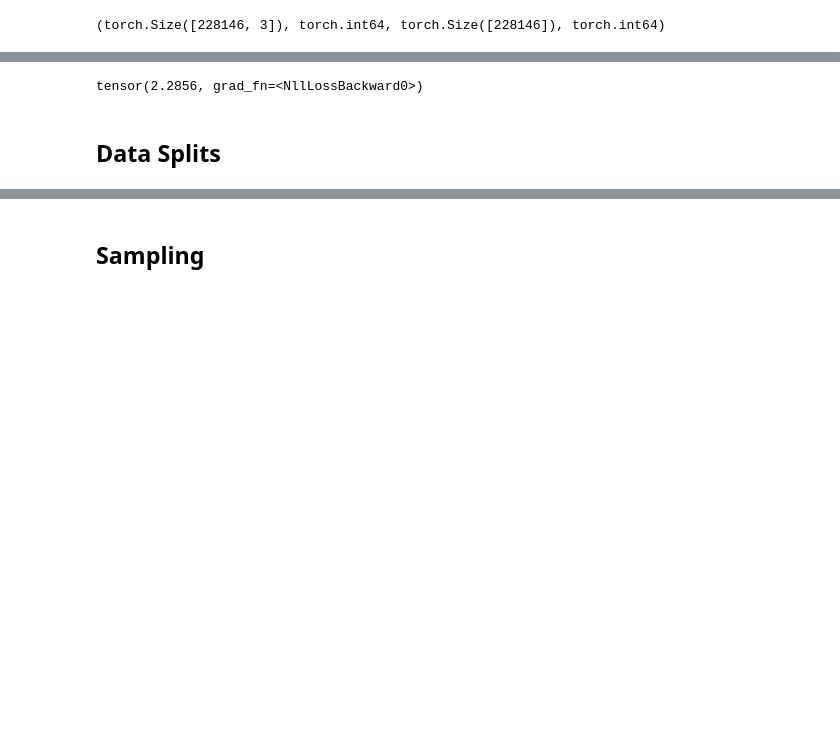
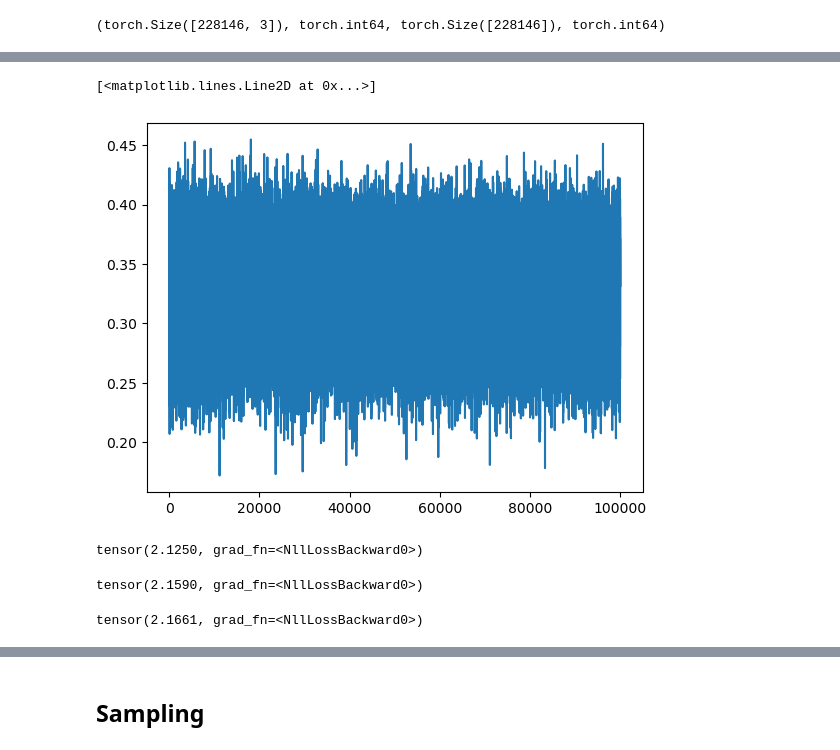
Before and after one commit to garbhj/machine-learning, a Jupyter notebook: makemore/build_makemore_2.ipynb, the cells around one changed output, grey strips where cells are left out. Cells and saved outputs as stored; diff of their text form; code cells hidden in the pictures; blank space fills up the shorter version.

```diff
--- a/makemore/build_makemore_2.ipynb
+++ b/makemore/build_makemore_2.ipynb
@@ -162,0 +166,4 @@ X.shape, X.dtype, Y.shape, Y.dtype
+# %%
+block_size = 5 # context length: how many characters do we take to predict the next one?
+dim = 8
+context_dim = block_size * dim
@@ -163,8 +210,8 @@ X.shape, X.dtype, Y.shape, Y.dtype
 # %%
 g = torch.Generator().manual_seed(2147483647)
-C = torch.randn((27, 2), generator=g)
-W1 = torch.randn((6, 100), generator=g)
-b1 = torch.randn(100, generator=g)
-W2 = torch.randn((100, 27), generator=g)
+C = torch.randn((27, 8), generator=g)
+W1 = torch.randn((40, 300), generator=g)
+b1 = torch.randn(300, generator=g)
+W2 = torch.randn((300, 27), generator=g)
 b2 = torch.randn(27, generator=g)
 parameters = [C, W1, b1, W2, b2]
@@ -178,20 +225,21 @@ for p in parameters:
 # %%
 lre = torch.linspace(-3, 0, 1000)  # from 1e-3 to 1
 lrs = 10**lre
+# %%
+lri = []
+lossi = []
+stepi = []
 # %%
-lri = []
-lossi = []
-
 for i in range(100000):
 
     # Minibatch construct
-    ix = torch.randint(0, X.shape[0], (32,))  # generates 32 random indices in X and Y for minibatch
+    ix = torch.randint(0, Xtr.shape[0], (64,))  # generates <batch> random indices in X and Y for minibatch
 
     # Forward pass
-    emb = C[X[ix]]  # (32, 2, 3)
-    h = torch.tanh(emb.view(-1, 6) @ W1 + b1)  # (32, 100)
+    emb = C[Xtr[ix]]  # (32, 2, 3)
+    h = torch.tanh(emb.view(-1, context_dim) @ W1 + b1)  # (32, 100)
     logits = h @ W2 + b2  # (32, 27)
-    loss = F.cross_entropy(logits, Y[ix])  # nll = cross-entropy loss (PyTorch fused kernel + bundles softmax)
+    loss = F.cross_entropy(logits, Ytr[ix])  # nll = cross-entropy loss (PyTorch fused kernel + bundles softmax)
     # print(loss.item())
 
     # Backward pass
@@ -201,13 +249,16 @@ for i in range(100000):
 
     # Update
     # lr = lrs[i]
-    lr = 0.01
+    lr = 0.001
     for p in parameters:
         p.data += -lr * p.grad
 
     # Track stats
     # lri.append(lre[i])
-    # lossi.append(loss.item())
+    stepi.append(i)
+    lossi.append(loss.log10().item())
 
-# plt.plot(lri, lossi)  # As we can see, 10^-1 is pretty good, actually.
+    if i % 10000 == 0:
+        print(loss.item())
+
 # loss.item()
@@ -214,10 +276,24 @@ for i in range(100000):
+# %%
+# plt.plot(lri, lossi)  # As we can see, 10^-1 is pretty good, actually.
+plt.plot(stepi, lossi)
+# %% [output]
+[<matplotlib.lines.Line2D at 0x...>]
+[figure, added]
+# %%
+# Training, used often
+emb = C[Xtr]  # (32, 2, 3)
+h = torch.tanh(emb.view(-1, context_dim) @ W1 + b1)  # (32, 100)
+logits = h @ W2 + b2  # (32, 27)
+loss = F.cross_entropy(logits, Ytr)  # nll = cross-entropy loss (PyTorch fused kernel + bundles softmax)
+loss
+# %% [output]
+tensor(2.1250, grad_fn=<NllLossBackward0>)
 # %%
-emb = C[X]  # (32, 2, 3)
-h = torch.tanh(emb.view(-1, 6) @ W1 + b1)  # (32, 100)
+# Validation, used often
+emb = C[Xte]  # (32, 2, 3)
+h = torch.tanh(emb.view(-1, context_dim) @ W1 + b1)  # (32, 100)
 logits = h @ W2 + b2  # (32, 27)
-loss = F.cross_entropy(logits, Y)  # nll = cross-entropy loss (PyTorch fused kernel + bundles softmax)
+loss = F.cross_entropy(logits, Yte)  # nll = cross-entropy loss (PyTorch fused kernel + bundles softmax)
 loss
 # %% [output]
-tensor(2.2856, grad_fn=<NllLossBackward0>)
+tensor(2.1590, grad_fn=<NllLossBackward0>)
-# %% [markdown]
-## Data Splits
@@ -226,0 +300,9 @@ tensor(2.2856, grad_fn=<NllLossBackward0>)
+# %%
+# Test, used sparingly
+emb = C[Xdev]  # (32, 2, 3)
+h = torch.tanh(emb.view(-1, context_dim) @ W1 + b1)  # (32, 100)
+logits = h @ W2 + b2  # (32, 27)
+loss = F.cross_entropy(logits, Ydev)  # nll = cross-entropy loss (PyTorch fused kernel + bundles softmax)
+loss
+# %% [output]
+tensor(2.1661, grad_fn=<NllLossBackward0>)
```
Also changed, not shown: parts of 10 cells of this notebook.
